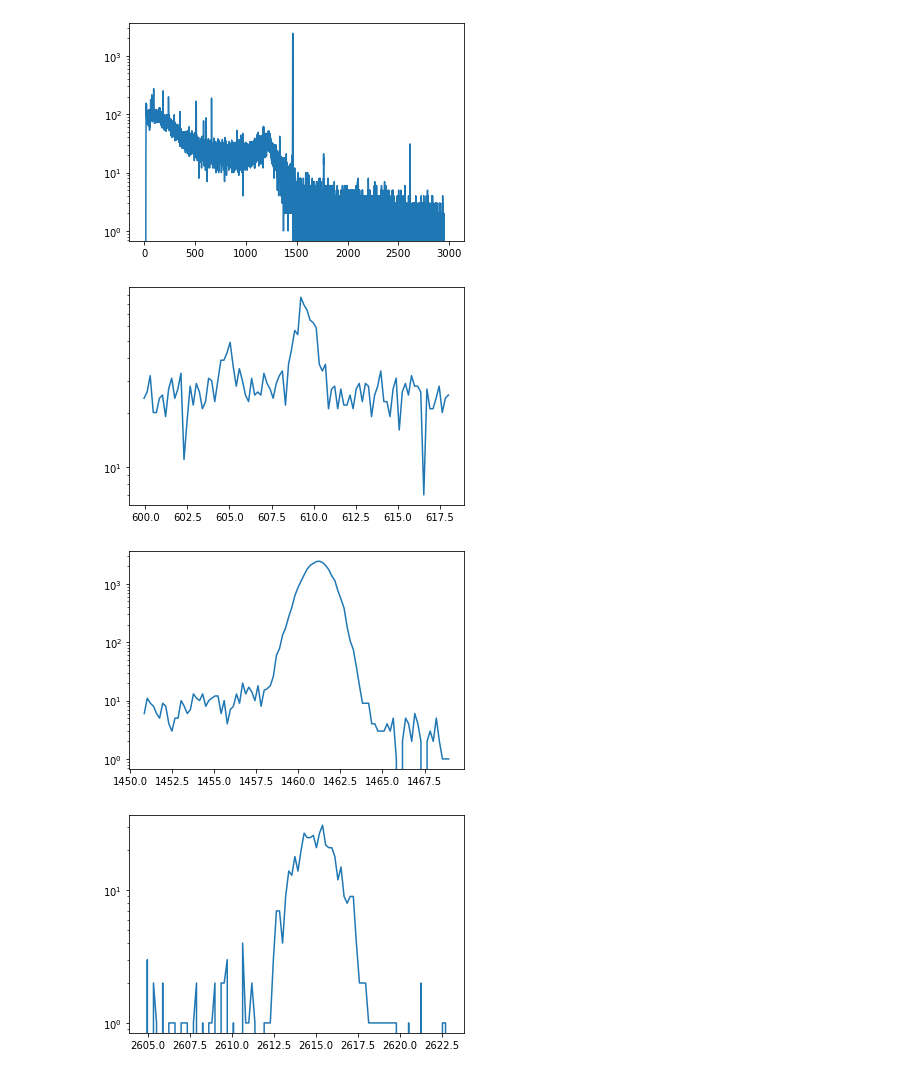
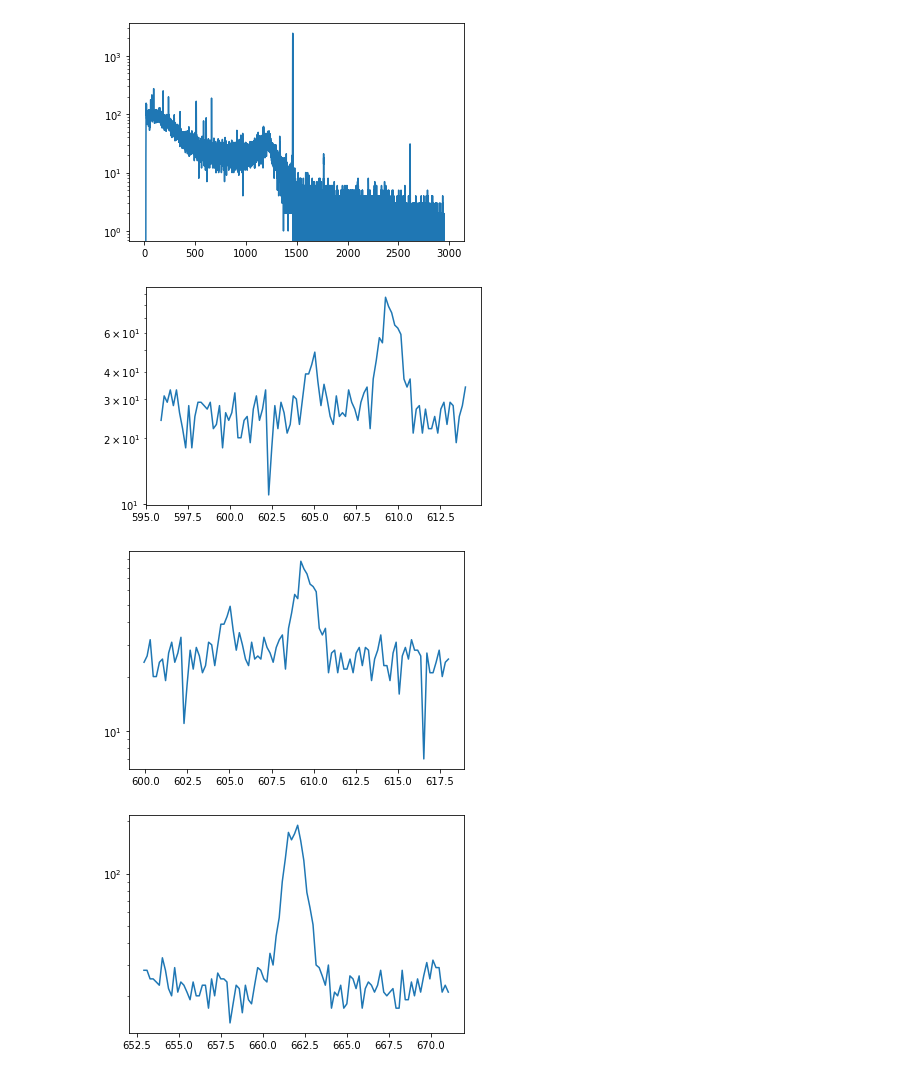
Before and after one commit to bearing/radwatch-analysis, a Jupyter notebook: GammaAnalysis/TestAnalysis.ipynb, the cells around one changed output. Saved outputs shown, nothing was run; the diff lists cells and outputs as text; code cells hidden in the pictures.

```diff
--- a/GammaAnalysis/TestAnalysis.ipynb
+++ b/GammaAnalysis/TestAnalysis.ipynb
@@ -22,7 +22,7 @@ importlib.reload(ROI)
 # %% [output]
 <module 'ROI' from 'C:\\Users\\benhu\\Desktop\\Research\\radwatch-analysis\\ROI.py'>
 # %%
-source_energies = np.array([609, 1460, 2614]);
+source_energies = np.array([605, 609, 662, 1460, 2614]); #https://www.cpp.edu/~pbsiegel/bio431/genergies.html for energies
 spectrum = r'C:\Users\benhu\Desktop\Research\DataFiles\UCB087_Wild_King_Salmon_2.Spe'
 background = r'C:\Users\benhu\Desktop\Research\DataFiles\UCB096_Backgorund_2_13_17.Spe'
 spec = Spectrum.from_file(spectrum)
@@ -34,7 +34,7 @@ SpeFile: Reading file C:\Users\benhu\Desktop\Research\DataFiles\UCB087_Wild_King
 SpeFile: Reading file C:\Users\benhu\Desktop\Research\DataFiles\UCB096_Backgorund_2_13_17.Spe
 # %%
 startTime = time.time()
-roi = ROI.ROI(spec, bgspec, source_energies, 1)
+roi = ROI.ROI(spec, bgspec, source_energies, 0)
 roi.find_peak_energies()
 roi_counts, roi_unc = roi.get_counts()
 executionTime = (time.time() - startTime)
@@ -103,21 +65,21 @@ plt.yscale('log')
 # %% [output]
 [figure]
 # %%
-index0 = f_near(energies, source_energies[0])
+index0 = roi.f_near(energies, source_energies[0])
 plt.plot(energies[index0-50:index0+50], counts[index0-50:index0+50])
 plt.yscale('log')
 # %% [output]
-[figure, old version]
+[figure, new version]
 # %%
-index1 = f_near(energies, source_energies[1])
+index1 = roi.f_near(energies, source_energies[1])
 plt.plot(energies[index1-50:index1+50], counts[index1-50:index1+50])
 plt.yscale('log')
 # %% [output]
-[figure, old version]
+[figure, new version]
 # %%
-index2 = f_near(energies, source_energies[2])
+index2 = roi.f_near(energies, source_energies[2])
 plt.plot(energies[index2-50:index2+50], counts[index2-50:index2+50])
 plt.yscale('log')
 # %% [output]
-[figure, old version]
+[figure, new version]
 # %%
```
Also changed, not shown: parts of 5 cells of this notebook, 33 other files.
